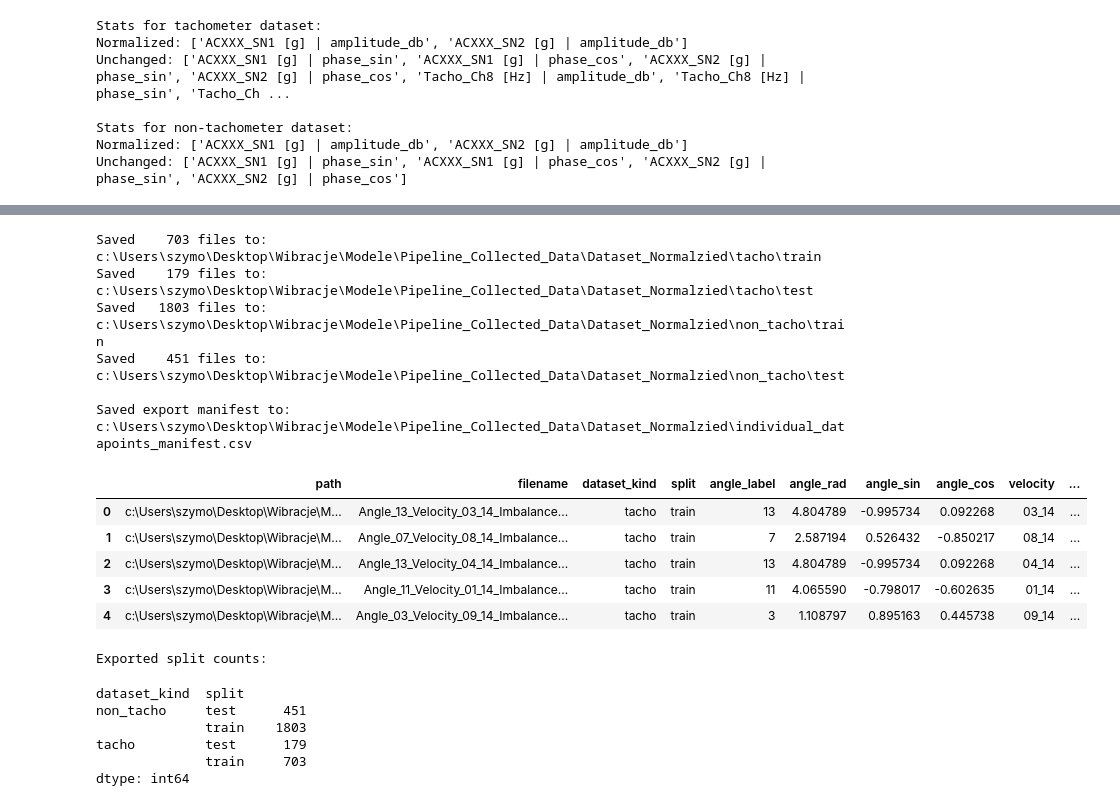
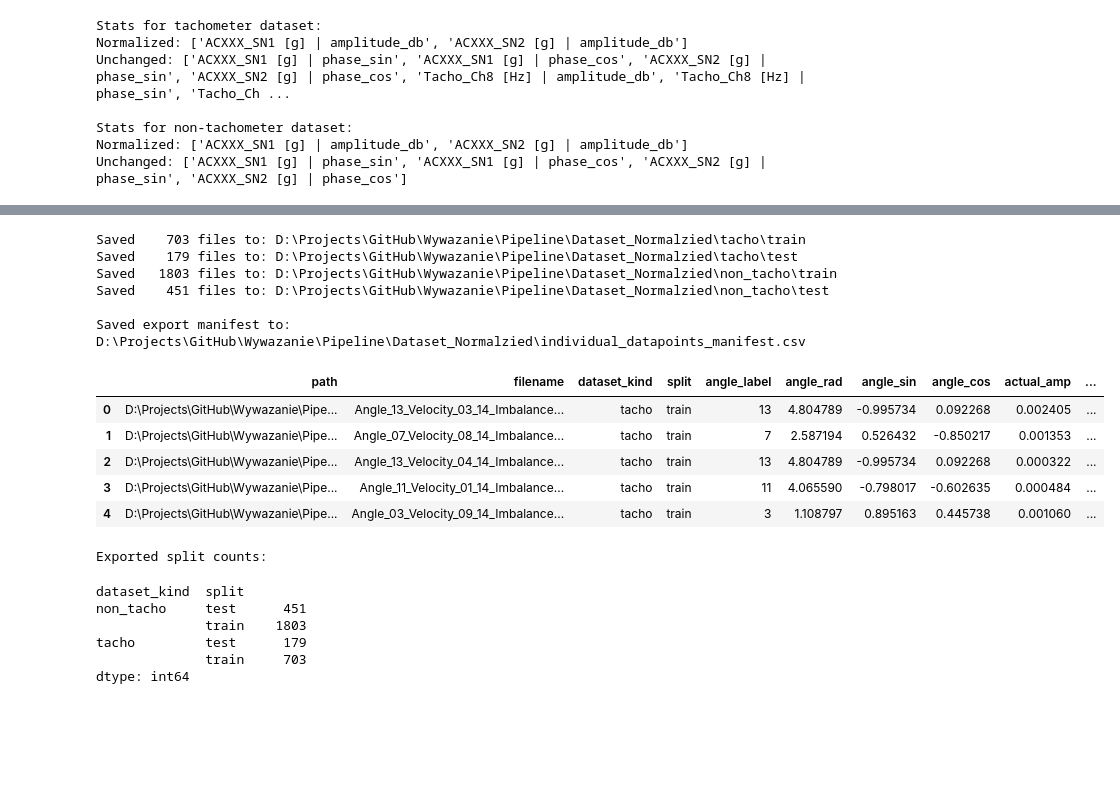
Before and after one commit to Szymon55551/Wywazanie, a Jupyter notebook: Pipeline/Normalizacja_Danych_V3.ipynb, the cells around one changed output, grey strips where cells are left out. Cells and saved outputs as stored; diff of their text form; code cells hidden in the pictures; blank space fills up the shorter version.

```diff
--- a/Pipeline/Normalizacja_Danych_V3.ipynb
+++ b/Pipeline/Normalizacja_Danych_V3.ipynb
@@ -216,6 +225,26 @@ def make_base_metadata(payload, path, dataset_kind):
 
     return metadata, angle_target
 
+def get_actual_labels_from_signal(X_segment, component_names, good_sensor="ACXXX_SN1 [g]"):
+    amp_idx = component_names.index(f"{good_sensor} | amplitude_db")
+    sin_idx = component_names.index(f"{good_sensor} | phase_sin")
+    cos_idx = component_names.index(f"{good_sensor} | phase_cos")
+    amp_db = X_segment[amp_idx]
+    p_sin = X_segment[sin_idx]
+    p_cos = X_segment[cos_idx]
+
+    amp_linear = 10 ** (amp_db / 20.0)
+    Z = amp_linear * (p_cos + 1j * p_sin)
+    amp_mean_time = np.mean(np.abs(Z), axis=1)
+    max_idx = np.argmax(amp_mean_time)
+    start_idx = max(0, max_idx - 1)
+    end_idx = min(Z.shape[0], max_idx + 2)
+    Z_window = Z[start_idx:end_idx, :]
+    z_korekta = np.mean(np.sum(Z_window, axis=0))
+    actual_amp = float(np.abs(z_korekta))
+    actual_phase_rad = float(np.angle(z_korekta))
+
+    return actual_amp, actual_phase_rad
 
 def segment_payload(path, dataset_kind, segments_per_sample=SEGMENTS_PER_SAMPLE):
     payload = load_payload(path)
@@ -266,13 +295,25 @@ def segment_payload(path, dataset_kind, segments_per_sample=SEGMENTS_PER_SAMPLE)
             "segment_end_time_s": float(time_s[stop - 1]),
         })
 
+        X_seg = X[:, :, start:stop].astype(np.float32)
+
+        actual_amp, actual_phase_rad = get_actual_labels_from_signal(
+            X_seg,
+            component_names,
+            good_sensor="ACXXX_SN1 [g]"
+        )
+
         dp = {
-            "X": X[:, :, start:stop].astype(np.float32),
+            "X": X_seg,
             "time_s": time_s[start:stop].astype(np.float32),
             "y_imbalance_value": float(base_metadata["imbalance_value"]),
             "y_angle_label": int(angle_target["angle_label"]),
             "y_angle_rad": float(angle_target["angle_rad"]),
             "y_angle_sin_cos": angle_target["angle_sin_cos"],
+            "y_actual_amp": actual_amp,
+            "y_actual_phase_rad": actual_phase_rad,
+            "y_actual_phase_sin_cos": np.array([np.sin(actual_phase_rad), np.cos(actual_phase_rad)], dtype=np.float32),
+
             "metadata": segment_metadata,
             "component_names": component_names,
         }
@@ -820,6 +865,9 @@ def copy_datapoint_with_new_X(dp, X_new, stage):
         "y_angle_label": dp["y_angle_label"],
         "y_angle_rad": dp["y_angle_rad"],
         "y_angle_sin_cos": dp["y_angle_sin_cos"].copy(),
+        "y_actual_amp": dp["y_actual_amp"],
+        "y_actual_phase_rad": dp["y_actual_phase_rad"],
+        "y_actual_phase_sin_cos": dp["y_actual_phase_sin_cos"].copy(),
         "metadata": dict(dp["metadata"]),
         "component_names": list(dp["component_names"]),
     }
@@ -1283,6 +1331,9 @@ def save_individual_datapoints(dataset, frequency_hz, out_dir):
             "y_angle_label": int(dp["y_angle_label"]),
             "y_angle_rad": float(dp["y_angle_rad"]),
             "y_angle_sin_cos": dp["y_angle_sin_cos"].astype(np.float32),
+            "y_actual_amp": float(dp["y_actual_amp"]),
+            "y_actual_phase_rad": float(dp["y_actual_phase_rad"]),
+            "y_actual_phase_sin_cos": dp["y_actual_phase_sin_cos"].astype(np.float32),
             "metadata": dp["metadata"],
             "component_names": dp["component_names"],
             "frequency_hz": frequency_hz.astype(np.float32),
@@ -1301,6 +1352,8 @@ def save_individual_datapoints(dataset, frequency_hz, out_dir):
             "angle_rad": dp["y_angle_rad"],
             "angle_sin": float(dp["y_angle_sin_cos"][0]),
             "angle_cos": float(dp["y_angle_sin_cos"][1]),
+            "actual_amp": float(dp["y_actual_amp"]),
+            "actual_phase_rad": float(dp["y_actual_phase_rad"]),
             "velocity": velocity_string_from_metadata(dp["metadata"]),
             "imbalance": dp["y_imbalance_value"],
             "location": dp["metadata"].get("location", None),
@@ -1323,44 +1376,44 @@ export_specs = [
     ("tacho", "test", norm_test_tacho),
     ("non_tacho", "train", norm_train_non_tacho),
     ("non_tacho", "test", norm_test_non_tacho),
 ]
 
 for dataset_kind, split, dataset in export_specs:
     out_dir = NORMALIZED_EXPORT_DIR / dataset_kind / split
 
     rows = save_individual_datapoints(
         dataset=dataset,
         frequency_hz=frequency_hz_common,
         out_dir=out_dir,
     )
 
     export_manifest_rows.extend(rows)
 
     print(f"Saved {len(rows):6d} files to: {out_dir}")
 
 export_manifest = pd.DataFrame(export_manifest_rows)
 export_manifest_path = NORMALIZED_EXPORT_DIR / "individual_datapoints_manifest.csv"
 export_manifest.to_csv(export_manifest_path, index=False)
 
 print()
 print(f"Saved export manifest to: {export_manifest_path}")
 display(export_manifest.head())
 
 print("Exported split counts:")
 display(export_manifest.groupby(["dataset_kind", "split"]).size())
 # %% [output]
-Saved    703 files to: c:\Users\szymo\Desktop\Wibracje\Modele\Pipeline_Collected_Data\Dataset_Normalzied\tacho\train
-Saved    179 files to: c:\Users\szymo\Desktop\Wibracje\Modele\Pipeline_Collected_Data\Dataset_Normalzied\tacho\test
-Saved   1803 files to: c:\Users\szymo\Desktop\Wibracje\Modele\Pipeline_Collected_Data\Dataset_Normalzied\non_tacho\train
-Saved    451 files to: c:\Users\szymo\Desktop\Wibracje\Modele\Pipeline_Collected_Data\Dataset_Normalzied\non_tacho\test
+Saved    703 files to: D:\Projects\GitHub\Wywazanie\Pipeline\Dataset_Normalzied\tacho\train
+Saved    179 files to: D:\Projects\GitHub\Wywazanie\Pipeline\Dataset_Normalzied\tacho\test
+Saved   1803 files to: D:\Projects\GitHub\Wywazanie\Pipeline\Dataset_Normalzied\non_tacho\train
+Saved    451 files to: D:\Projects\GitHub\Wywazanie\Pipeline\Dataset_Normalzied\non_tacho\test
 
-Saved export manifest to: c:\Users\szymo\Desktop\Wibracje\Modele\Pipeline_Collected_Data\Dataset_Normalzied\individual_datapoints_manifest.csv
+Saved export manifest to: D:\Projects\GitHub\Wywazanie\Pipeline\Dataset_Normalzied\individual_datapoints_manifest.csv
-|  | path | filename | dataset_kind | split | angle_label | angle_rad | angle_sin | angle_cos | velocity | ... |
-| 0 | c:\Users\szymo\Desktop\Wibracje\M... | Angle_13_Velocity_03_14_Imbalance... | tacho | train | 13 | 4.804789 | -0.995734 | 0.092268 | 03_14 | ... |
-| 1 | c:\Users\szymo\Desktop\Wibracje\M... | Angle_07_Velocity_08_14_Imbalance... | tacho | train | 7 | 2.587194 | 0.526432 | -0.850217 | 08_14 | ... |
-| 2 | c:\Users\szymo\Desktop\Wibracje\M... | Angle_13_Velocity_04_14_Imbalance... | tacho | train | 13 | 4.804789 | -0.995734 | 0.092268 | 04_14 | ... |
-| 3 | c:\Users\szymo\Desktop\Wibracje\M... | Angle_11_Velocity_01_14_Imbalance... | tacho | train | 11 | 4.065590 | -0.798017 | -0.602635 | 01_14 | ... |
-| 4 | c:\Users\szymo\Desktop\Wibracje\M... | Angle_03_Velocity_09_14_Imbalance... | tacho | train | 3 | 1.108797 | 0.895163 | 0.445738 | 09_14 | ... |
+|  | path | filename | dataset_kind | split | angle_label | angle_rad | angle_sin | angle_cos | actual_amp | ... |
+| 0 | D:\Projects\GitHub\Wywazanie\Pipe... | Angle_13_Velocity_03_14_Imbalance... | tacho | train | 13 | 4.804789 | -0.995734 | 0.092268 | 0.002405 | ... |
+| 1 | D:\Projects\GitHub\Wywazanie\Pipe... | Angle_07_Velocity_08_14_Imbalance... | tacho | train | 7 | 2.587194 | 0.526432 | -0.850217 | 0.001353 | ... |
+| 2 | D:\Projects\GitHub\Wywazanie\Pipe... | Angle_13_Velocity_04_14_Imbalance... | tacho | train | 13 | 4.804789 | -0.995734 | 0.092268 | 0.000322 | ... |
+| 3 | D:\Projects\GitHub\Wywazanie\Pipe... | Angle_11_Velocity_01_14_Imbalance... | tacho | train | 11 | 4.065590 | -0.798017 | -0.602635 | 0.000484 | ... |
+| 4 | D:\Projects\GitHub\Wywazanie\Pipe... | Angle_03_Velocity_09_14_Imbalance... | tacho | train | 3 | 1.108797 | 0.895163 | 0.445738 | 0.001060 | ... |
 Exported split counts:
 dataset_kind  split
 non_tacho     test      451
```
Also changed, not shown: parts of 10 cells of this notebook, 2 other files.
